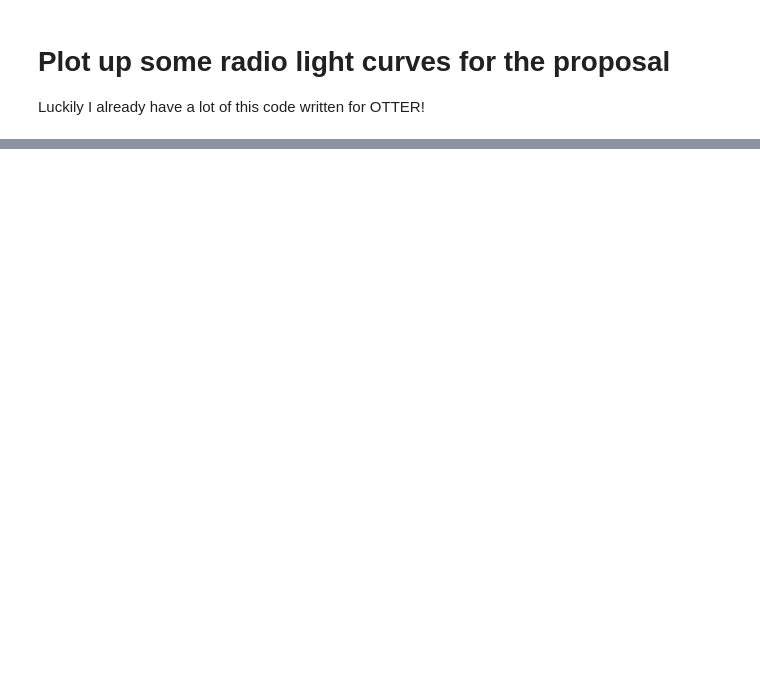
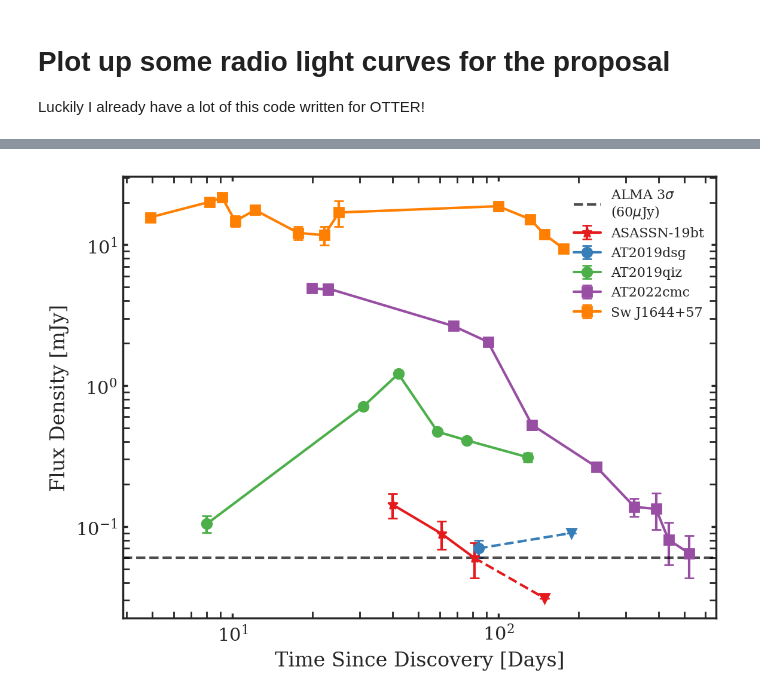
Before and after one commit to noahfranz13/SO-Classes, a Jupyter notebook: ASTR578/lightcurves.ipynb, the cells around one changed output, grey strips where cells are left out. Cells and saved outputs as stored; diff of their text form; code cells hidden in the pictures; blank space fills up the shorter version.

```diff
--- a/ASTR578/lightcurves.ipynb
+++ b/ASTR578/lightcurves.ipynb
@@ -103,0 +254,13 @@ fig.savefig('lightcurves.png', transparent=True, bbox_inches='tight')
+# %%
+data = pd.concat([SwJ1644_data, dsg, cmc, qiz, asassn19bt]).reset_index(drop=True, inplace=False)
+
+symb_map = {'Sw J1644+57':'s',
+            'AT2019dsg':'o',
+            'AT2022cmc':'s',
+            'AT2019qiz':'o',
+            'ASASSN-19bt':'*'
+           }
+
+data['symb'] = data.apply(lambda row: 'v' if row.Upperlimit and not np.isnan(row.Upperlimit) else symb_map[row.Object], axis=1)
+
+data.Object.unique()
@@ -103,0 +290,44 @@ fig.savefig('lightcurves.png', transparent=True, bbox_inches='tight')
+# %%
+swmm = data[data.Frequency == 87]
+dsgmm = data[data.Frequency == 97.5]
+cmcmm = data[(data.obs == 'ALMA') * (data.band == '3mm')]
+qizmm = data[data.Object == 'AT2019qiz'] # all of this is band3 data
+bt = data[data.Object == 'ASASSN-19bt']
+
+mmdata = pd.concat([swmm, dsgmm, cmcmm, qizmm, bt])
+
+fig, ax = plt.subplots()
+lines = None
+for lab, group in mmdata.groupby('Object'):
+    for marker, markergrp in group.groupby('symb'):
+        if lines is None:
+            line_color = None
+        else:
+            line_color = lines[-1][0].get_color()
+
+        lines = ax.errorbar(markergrp.t.astype(float), markergrp.FluxDensity.astype(float), marker=marker,
+                            yerr=markergrp.FluxDensityErr.astype(float), capsize=3, label=lab, color=line_color)
+
+        if marker == 'v': # draw a dashed line between the previous last point and this first point
+            ax.plot([prev_grp.t.astype(float).iloc[-1],markergrp.t.astype(float).iloc[0]],
+                    [prev_grp.FluxDensity.astype(float).iloc[-1],markergrp.FluxDensity.astype(float).iloc[0]],
+                   color=lines[-1][0].get_color(), linestyle='--')
+
+        prev_grp = markergrp
+
+        lab = None
+
+    lines = None
+
+ax.axhline(60e-3, color='k', linestyle='--', alpha=0.7, label='ALMA 3$\sigma$ \n(60$\mu$Jy)')
+
+ax.legend(frameon=False,loc='upper right',fontsize=8)
+ax.set_yscale('log')
+ax.set_xscale('log')
+
+ax.set_ylabel('Flux Density [mJy]')
+ax.set_xlabel('Time Since Discovery [Days]')
+
+fig.savefig('lightcurves.png', transparent=True, bbox_inches='tight')
+# %% [output]
+[figure, added]
```
Also changed, not shown: parts of 15 cells of this notebook, 13 other files.
